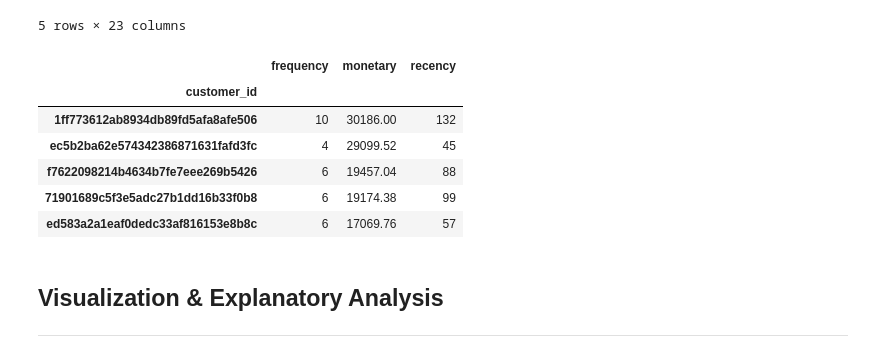
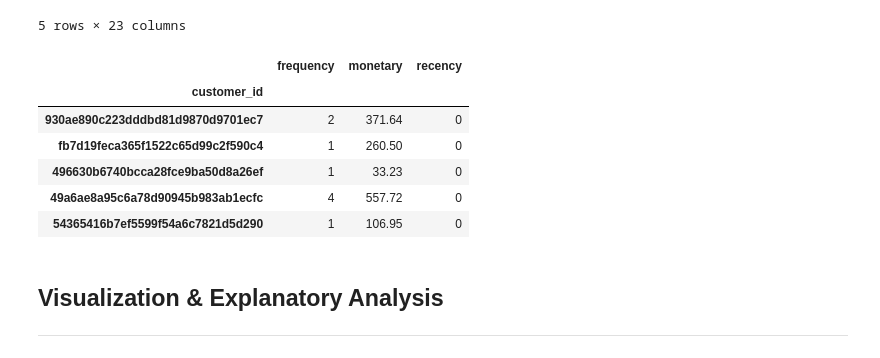
Before and after one commit to ralik45/E-Commerce-Analysis, a Jupyter notebook: Submission.ipynb, the cells around one changed output. Drawn from its saved outputs; the diff is of its cells as text; code cells hidden in the pictures.

```diff
--- a/Submission.ipynb
+++ b/Submission.ipynb
@@ -1172,35 +1172,35 @@ rfm_df.head()
 # %%
 # Convert 'order_purchase_timestamp' to datetime if it's not already
 rfm_df['order_purchase_timestamp'] = pd.to_datetime(rfm_df['order_purchase_timestamp'])
 
 # Filter data for the last 6 months
 six_months_ago = rfm_df['order_purchase_timestamp'].max() - pd.DateOffset(months=6)
 rfm_df_filtered = rfm_df[rfm_df['order_purchase_timestamp'] >= six_months_ago]
 
 
 # Calculate Frequency, Monetary, and Recency
 rfm = rfm_df_filtered.groupby('customer_id').agg(
     frequency=('order_id', 'count'),  # Count of orders
     monetary=('payment_value', 'sum'),  # Sum of payment values
     recency=('order_purchase_timestamp', 'max')  # Maximum order date
 )
 
 
 # Calculate recency in days from the latest order date
 rfm['recency'] = (rfm_df_filtered['order_purchase_timestamp'].max() - rfm['recency']).dt.days
 
 # Sort by monetary value in descending order
-rfm_sorted = rfm.sort_values('monetary', ascending=False)
+rfm_sorted = rfm.sort_values('recency', ascending=True)
 
 rfm_sorted.head()
 # %% [output]
 |  | frequency | monetary | recency |
 | customer_id |  |  |  |
-| 1ff773612ab8934db89fd5afa8afe506 | 10 | 30186.00 | 132 |
-| ec5b2ba62e574342386871631fafd3fc | 4 | 29099.52 | 45 |
-| f7622098214b4634b7fe7eee269b5426 | 6 | 19457.04 | 88 |
-| 71901689c5f3e5adc27b1dd16b33f0b8 | 6 | 19174.38 | 99 |
-| ed583a2a1eaf0dedc33af816153e8b8c | 6 | 17069.76 | 57 |
+| 930ae890c223dddbd81d9870d9701ec7 | 2 | 371.64 | 0 |
+| fb7d19feca365f1522c65d99c2f590c4 | 1 | 260.50 | 0 |
+| 496630b6740bcca28fce9ba50d8a26ef | 1 | 33.23 | 0 |
+| 49a6ae8a95c6a78d90945b983ab1ecfc | 4 | 557.72 | 0 |
+| 54365416b7ef5599f54a6c7821d5d290 | 1 | 106.95 | 0 |
 # %% [markdown]
 ## Visualization & Explanatory Analysis
 _____
```
Also changed, not shown: parts of 10 cells of this notebook.
